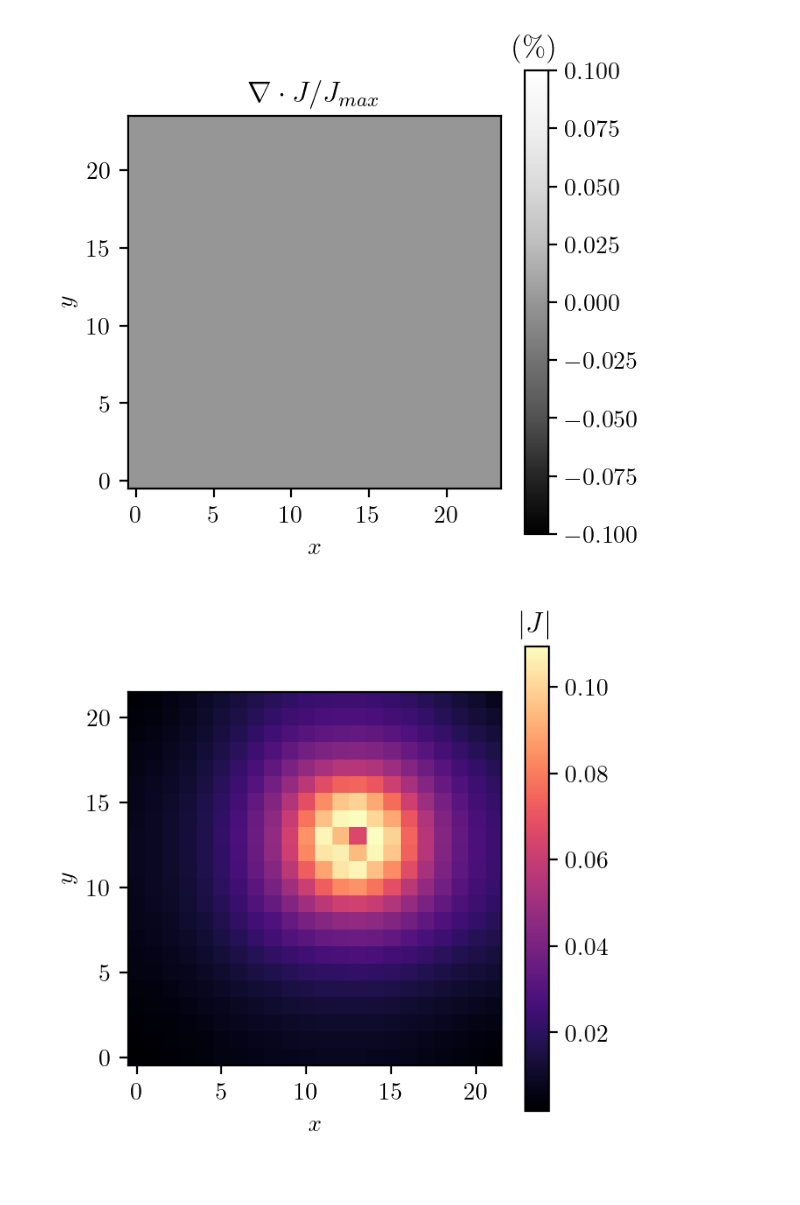
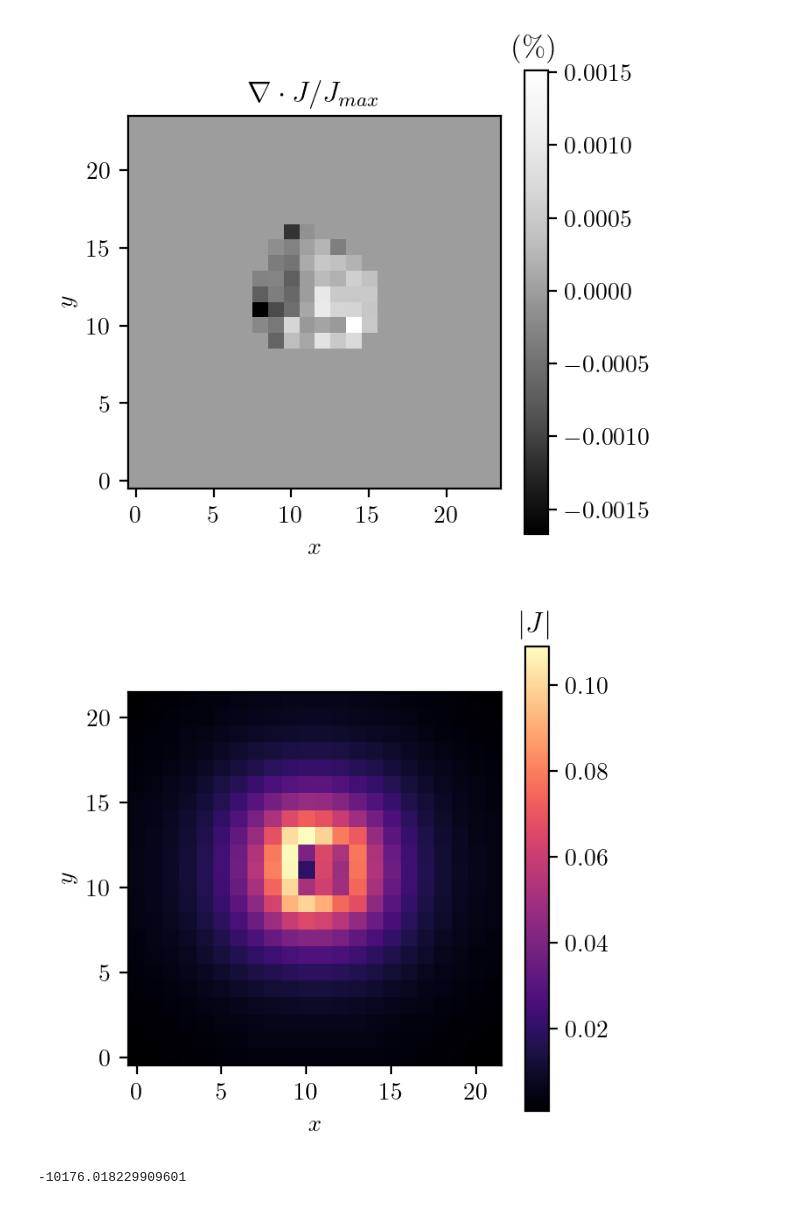
Before and after one commit to igortimoshuk/2-component-micro, a Jupyter notebook: plotNoteboox.ipynb, the cells around one changed output. Cells and saved outputs as stored; diff of their text form; code cells hidden in the pictures.

```diff
--- a/plotNoteboox.ipynb
+++ b/plotNoteboox.ipynb
@@ -4,7 +4,7 @@ from postProcessing.importData import *
 
 
 #Insert name here
-NAME = "test-40.h5"
+NAME = "J0524pin.h5"
 #################
 NAME = NAME.split("/")
 if 'simulations' in NAME:
@@ -49,5 +49,5 @@ detV ==> 6.250000000000001
 # %%
-file_name = 'test_40'
+file_name = NAME
 # %%
 data.plotDelta(save=file_name+'delta')
 # %% [output]
@@ -73,3 +73,3 @@ data.plotB(save=file_name+'B')
 # %%
-data.plotJ(1, save=file_name+'J')
+data.plotJ(0.002, save=file_name+'J')
 # %% [output]
@@ -77,2 +77,6 @@ data.plotJ(1, save=file_name+'J')
-[figure, old version]
+[figure, new version]
-[figure, old version]
+[figure, new version]
+# %%
+data.FreeEnergy
+# %% [output]
+-10176.018229909601
```
Also changed, not shown: parts of 7 cells of this notebook, 10 other files.
